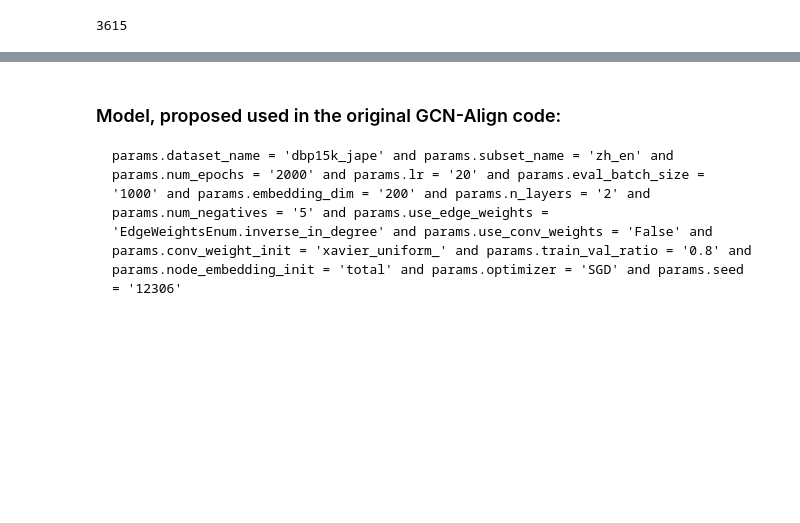
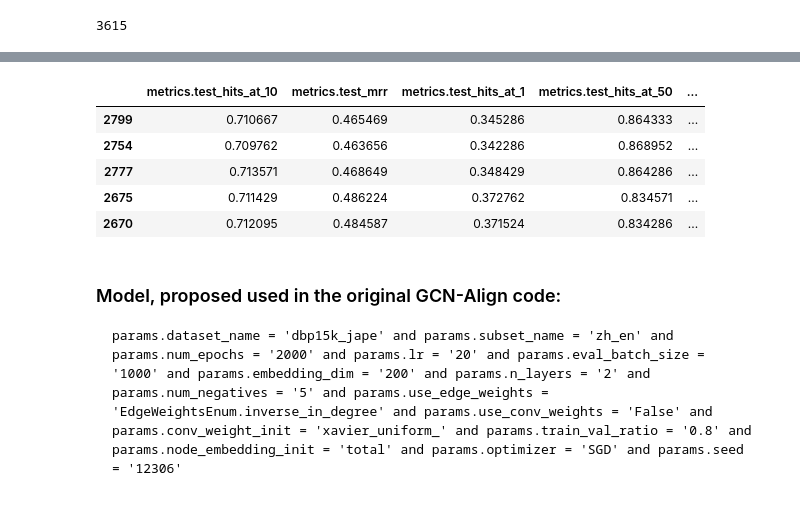
Before and after one commit to Valentyn1997/kg-alignment-lessons-learned, a Jupyter notebook: notebooks/Experiments.ipynb, the cells around one changed output, grey strips where cells are left out. Cells and saved outputs as stored; diff of their text form; code cells hidden in the pictures; blank space fills up the shorter version.

````diff
--- a/notebooks/Experiments.ipynb
+++ b/notebooks/Experiments.ipynb
@@ -89,5 +88,8 @@ len(results)
 # %%
 parametrised = results[results['params.use_conv_weights'] == 'True']
 non_parametrised = results[results['params.use_conv_weights'] == 'False']
+
+init_total = results[results['params.node_embedding_init'] == 'total']
+init_none = results[results['params.node_embedding_init'] == 'none']
 # %% [markdown]
 ### Best models for dbp15k_jape (zh_en)
@@ -201,3 +227,12 @@ parametrised.nlargest(5, 'metrics.val_hits_at_1').filter(regex='metrics\\.test.+
+# %%
+init_total.nlargest(5, 'metrics.val_hits_at_1').filter(regex='metrics\\.test.+')
+# %% [output]
+|  | metrics.test_hits_at_10 | metrics.test_mrr | metrics.test_hits_at_1 | metrics.test_hits_at_50 | ... |
+| 2799 | 0.710667 | 0.465469 | 0.345286 | 0.864333 | ... |
+| 2754 | 0.709762 | 0.463656 | 0.342286 | 0.868952 | ... |
+| 2777 | 0.713571 | 0.468649 | 0.348429 | 0.864286 | ... |
+| 2675 | 0.711429 | 0.486224 | 0.372762 | 0.834571 | ... |
+| 2670 | 0.712095 | 0.484587 | 0.371524 | 0.834286 | ... |
 # %% [markdown]
 ### Model, proposed used in the original GCN-Align code:
 ```
````
Also changed, not shown: parts of 25 cells of this notebook, 4 other files.
